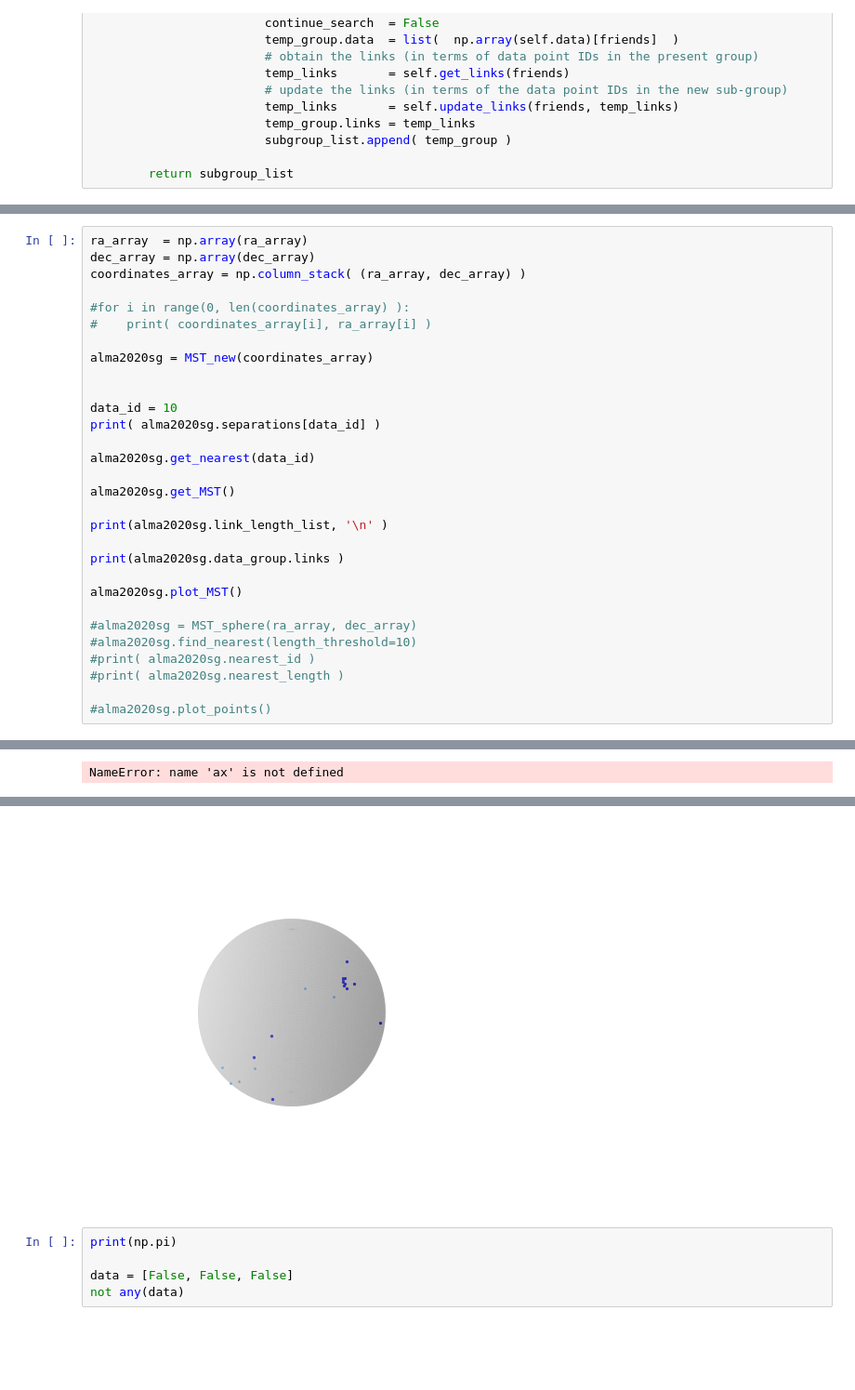
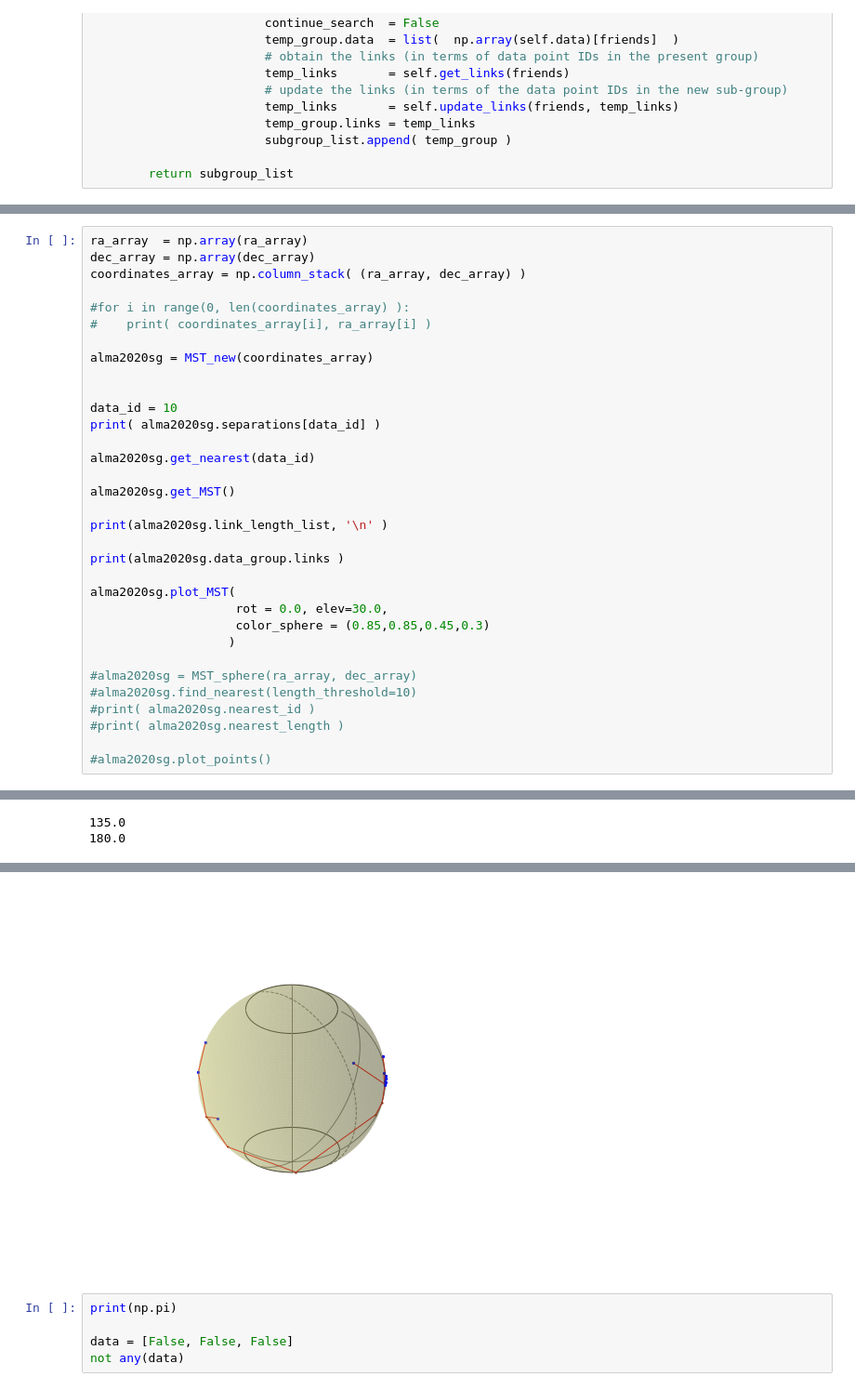
Before and after one commit to baobabyoo/GAIAHerbig, a Jupyter notebook: gaiaHerbig.ipynb, the cells around one changed output, grey strips where cells are left out. Shown at 93% size. Cells and saved outputs as stored; diff of their text form; blank space fills up the shorter version.

Commit message:
Advanced plotting routine. Need to permit rotation, using Euler Matrix.

```diff
--- a/gaiaHerbig.ipynb
+++ b/gaiaHerbig.ipynb
@@ -1082,7 +920,10 @@ print(alma2020sg.link_length_list, '\n' )
 
 print(alma2020sg.data_group.links )
 
-alma2020sg.plot_MST()
+alma2020sg.plot_MST(
+                    rot = 0.0, elev=30.0,
+                    color_sphere = (0.85,0.85,0.45,0.3)
+                   )
 
 #alma2020sg = MST_sphere(ra_array, dec_array)
 #alma2020sg.find_nearest(length_threshold=10)
@@ -1120 +956,2 @@ alma2020sg.plot_MST()
-NameError: name 'ax' is not defined
+135.0
+180.0
@@ -1121,4 +963,4 @@ NameError: name 'ax' is not defined
-[figure, old version]
+[figure, new version]
 # %%
 print(np.pi)
 
```
Also changed, not shown: parts of 3 cells of this notebook.
